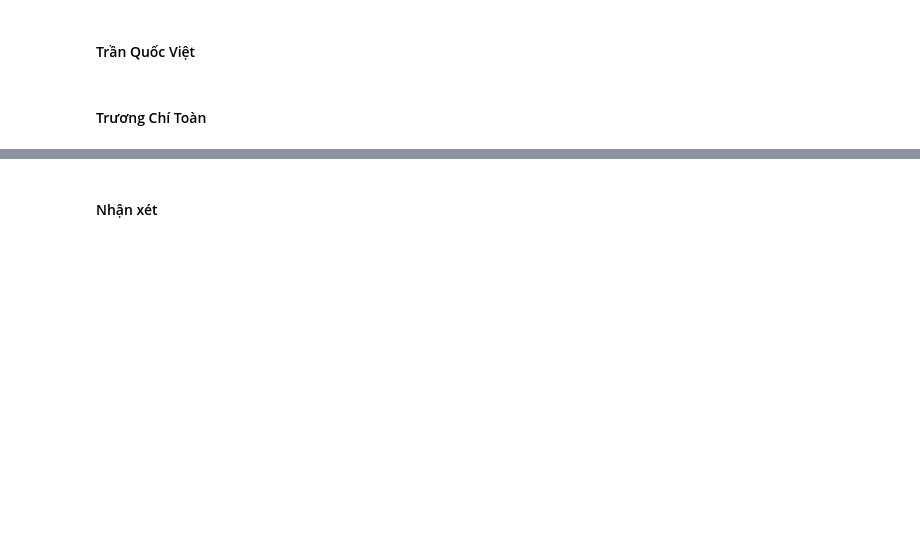
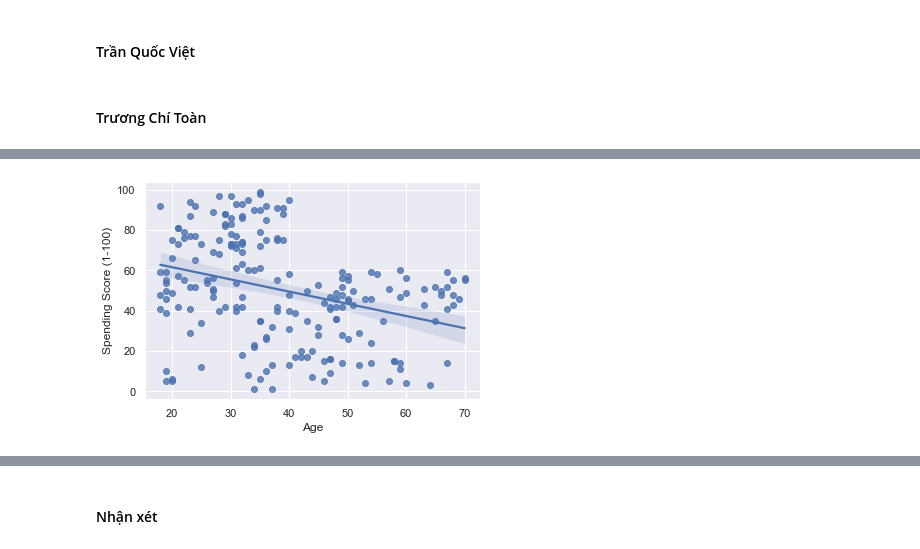
Before and after one commit to vietsimon/CLUSTERING-PROJECT, a Jupyter notebook: Project-3.ipynb, the cells around one changed output, grey strips where cells are left out. Drawn from its saved outputs; the diff is of its cells as text; code cells hidden in the pictures; blank space fills up the shorter version.

```diff
--- a/Project-3.ipynb
+++ b/Project-3.ipynb
@@ -125,0 +134,5 @@ mall_customers_df
+# %%
+sns.regplot(x="Age", y="Spending Score (1-100)", data=mall_customers_df)
+plt.show()
+# %% [output]
+[figure, added]
```
Also changed, not shown: parts of 5 cells of this notebook.
